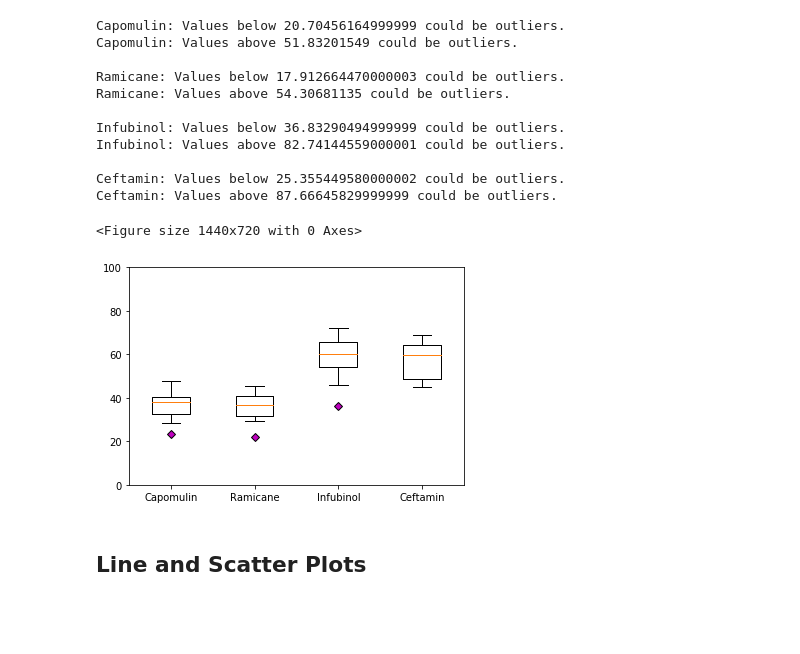
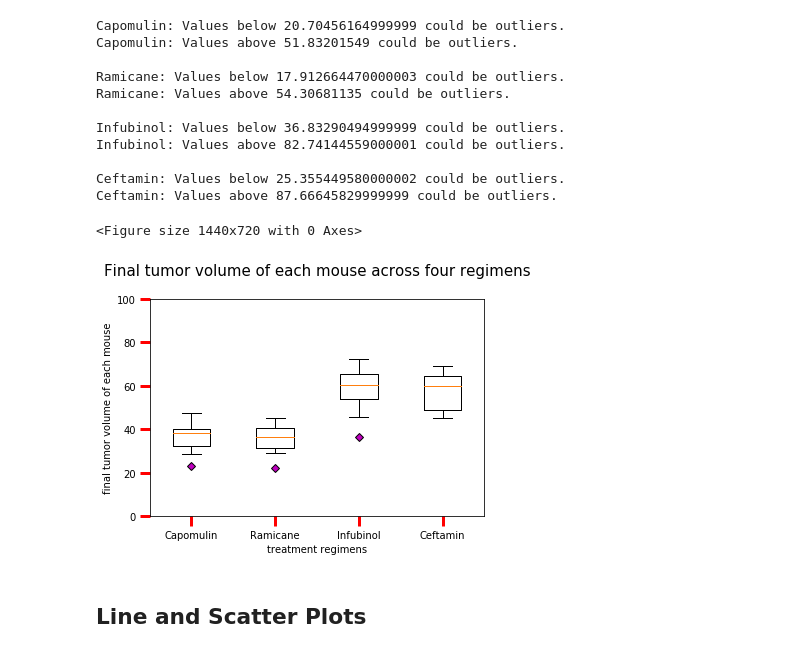
Before and after one commit to HaifaNajdawi/Matplotlib_The_power_of_plot, a Jupyter notebook: Pymaceuticals/pymaceuticals_starter.ipynb, the cells around one changed output. Saved outputs shown, nothing was run; the diff lists cells and outputs as text; code cells hidden in the pictures; blank space fills up the shorter version.

```diff
--- a/Pymaceuticals/pymaceuticals_starter.ipynb
+++ b/Pymaceuticals/pymaceuticals_starter.ipynb
@@ -62,7 +69,7 @@ all_the_dublicate_mouse
 # %%
 # Create a clean DataFrame by dropping the duplicate mouse by its ID.
 # unique_duplicated_mouseids =mouse_timepoint_df["Mouse ID"].unique().tolist()
-unique_duplicated_mouseids=list(mouse_timepoint_df["Mouse ID"].unique())
+unique_duplicated_mouseids=mouse_timepoint_df["Mouse ID"].unique().tolist()
 filtered = combined_df["Mouse ID"].isin(unique_duplicated_mouseids)
 get_index =combined_df[filtered].index
 clean_df=combined_df.drop(get_index).reset_index().drop(["index"],axis=1)
@@ -243,16 +250,19 @@ Ceftamin: Values above 87.66645829999999 could be outliers.
 # %%
 # Generate a box plot of the final tumor volume of each mouse across four regimens of interest
 mov_diamond = dict(markerfacecolor='m', marker='D')
 fig = plt.figure(figsize=(20,10))
 fig, ax = plt.subplots()
 ax7.set_title('Multiple Samples with Different sizes')
 ax.boxplot(latest_volume_each_drugs,labels=tretment_list,flierprops=mov_diamond, whis=1)
 plt.ylim(0, 100)
-
+plt.tick_params(labelsize=10, width=3, length=10,color="r")
+plt.title("Final tumor volume of each mouse across four regimens\n",fontsize=15)
+plt.ylabel("final tumor volume of each mouse")
+plt.xlabel("treatment regimens")
 plt.show()
 # %% [output]
 <Figure size 1440x720 with 0 Axes>
-[figure, old version]
+[figure, new version]
 # %% [markdown]
 ## Line and Scatter Plots
 # %%
```
Also changed, not shown: parts of 3 cells of this notebook.
